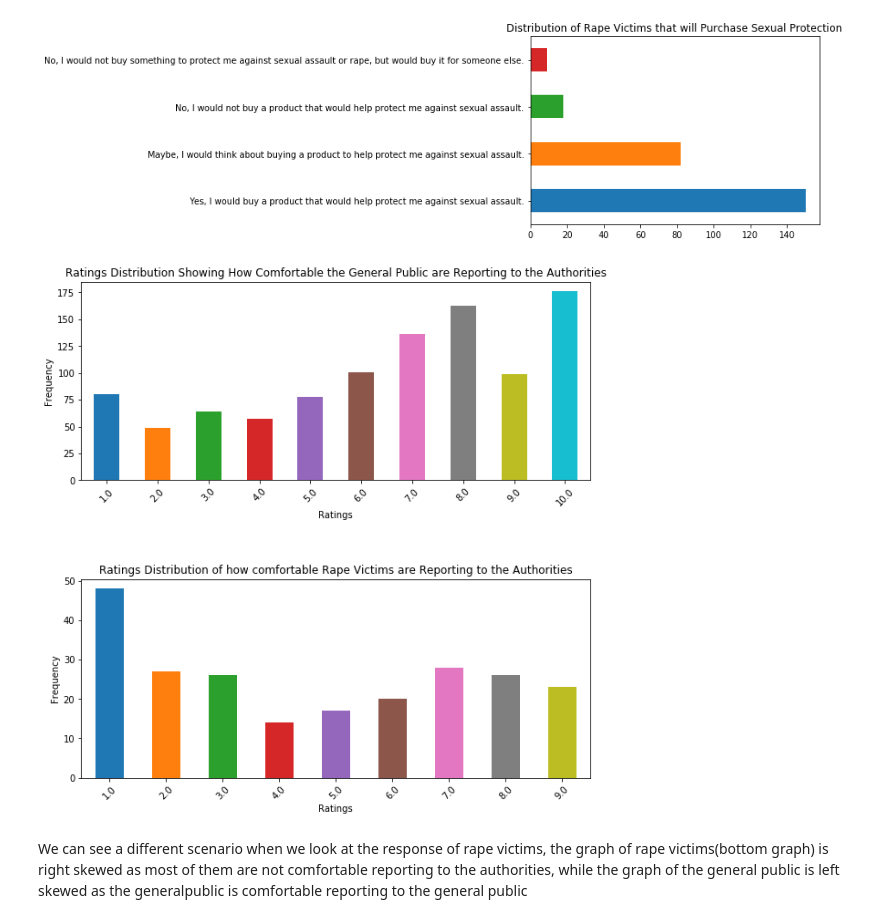
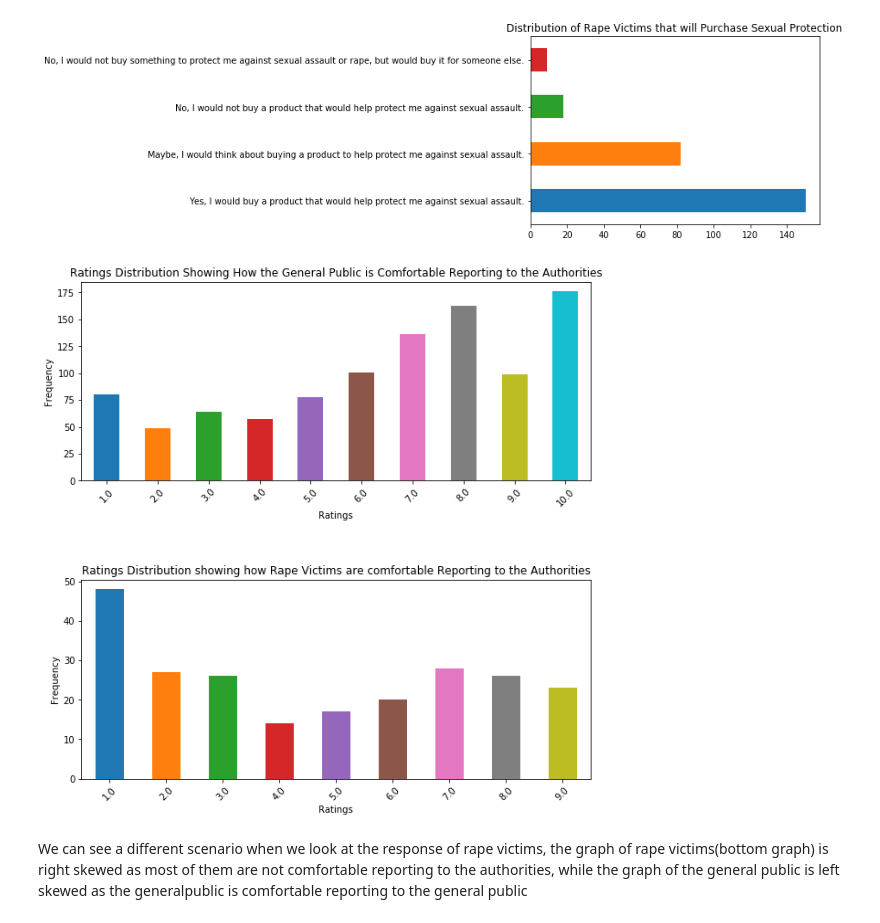
Before and after one commit to Uchencho/Analysis_On_Sexual_Assault_Victims, a Jupyter notebook: Uche_Sexual_Assault_Analysis.ipynb, the cells around one changed output. Saved outputs shown, nothing was run; the diff lists cells and outputs as text; code cells hidden in the pictures.

Commit message:
Created a figure with two subplots

```diff
--- a/Uche_Sexual_Assault_Analysis.ipynb
+++ b/Uche_Sexual_Assault_Analysis.ipynb
@@ -430,30 +430,30 @@ plt.show()
 # %%
 fig = plt.figure()
 ax1 = fig.add_subplot(2,1,1)
 ax2 = fig.add_subplot(2,1,2)
 fig.subplots_adjust(hspace=0.5, wspace=0.5)
 
 #left
 data['report_to_authorities_comfortability'].value_counts().iloc[[5,9,7,8,6,3,2,1,4,0]].plot(kind = 'bar',
                                                                                              ax = ax1,
-                                                                                             title = 'Ratings Distribution Showing How Comfortable the General Public are Reporting to the Authorities',
+                                                                                             title = 'Ratings Distribution Showing How the General Public is Comfortable Reporting to the Authorities',
                                                                                              figsize = (10,10),
                                                                                              rot = 45)
 ax1.set_ylabel('Frequency')
 ax1.set_xlabel('Ratings')
 
 #Right
 rape_victims['report_to_authorities_comfortability'].value_counts().iloc[[0,3,4,9,8,7,2,5,6]].plot(kind = 'bar',
                                     ax = ax2,
-                                    title = 'Ratings Distribution of how comfortable Rape Victims are Reporting to the Authorities',
+                                    title = 'Ratings Distribution showing how Rape Victims are comfortable Reporting to the Authorities',
                                     figsize = (10,10),
                                     rot = 45,
                                                                                                     )
 ax2.set_ylabel('Frequency')
 ax2.set_xlabel('Ratings')
 plt.show()
 # %% [output]
-[figure, old version]
+[figure, new version]
 # %% [markdown]
 We can see a different scenario when we look at the response of rape victims, the graph of rape victims(bottom graph) is right skewed as most of them are not comfortable reporting to the authorities, while the graph of the general public is left skewed as the generalpublic is comfortable reporting to the general public
 # %%
```
Also changed, not shown: parts of 16 cells of this notebook.
